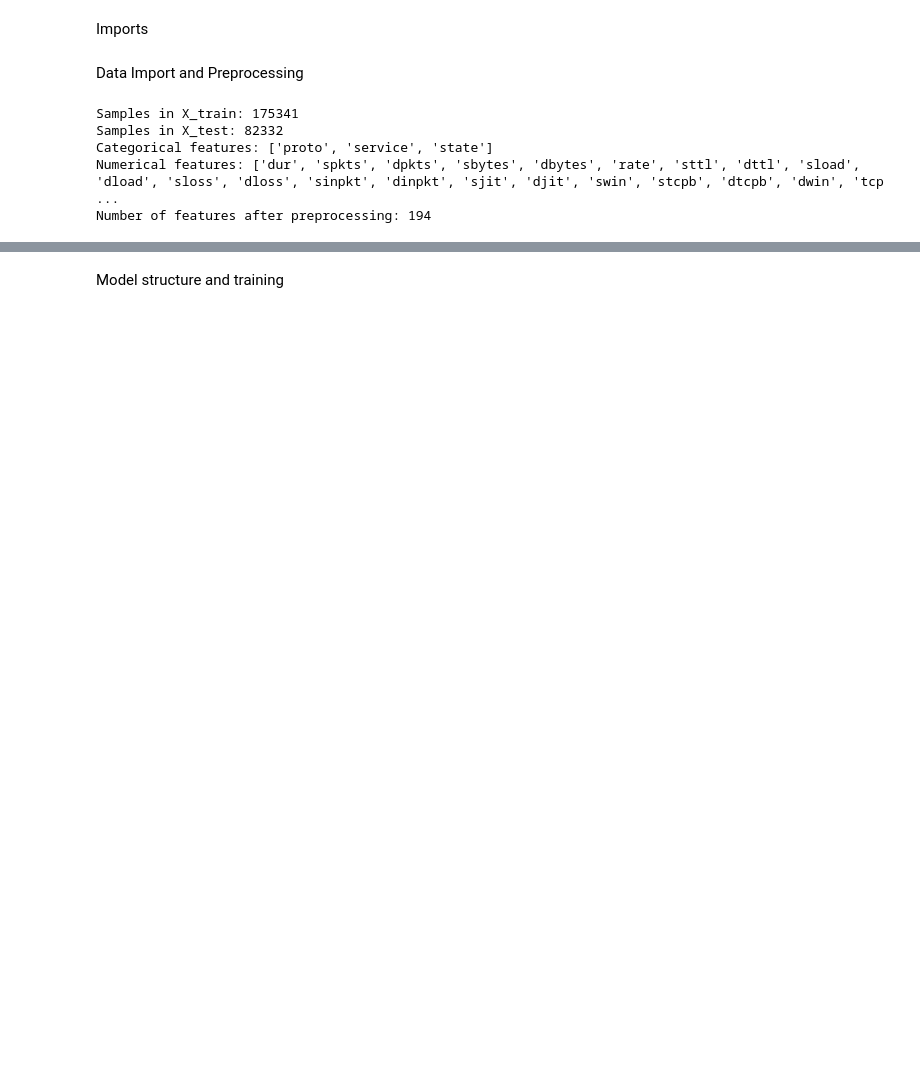
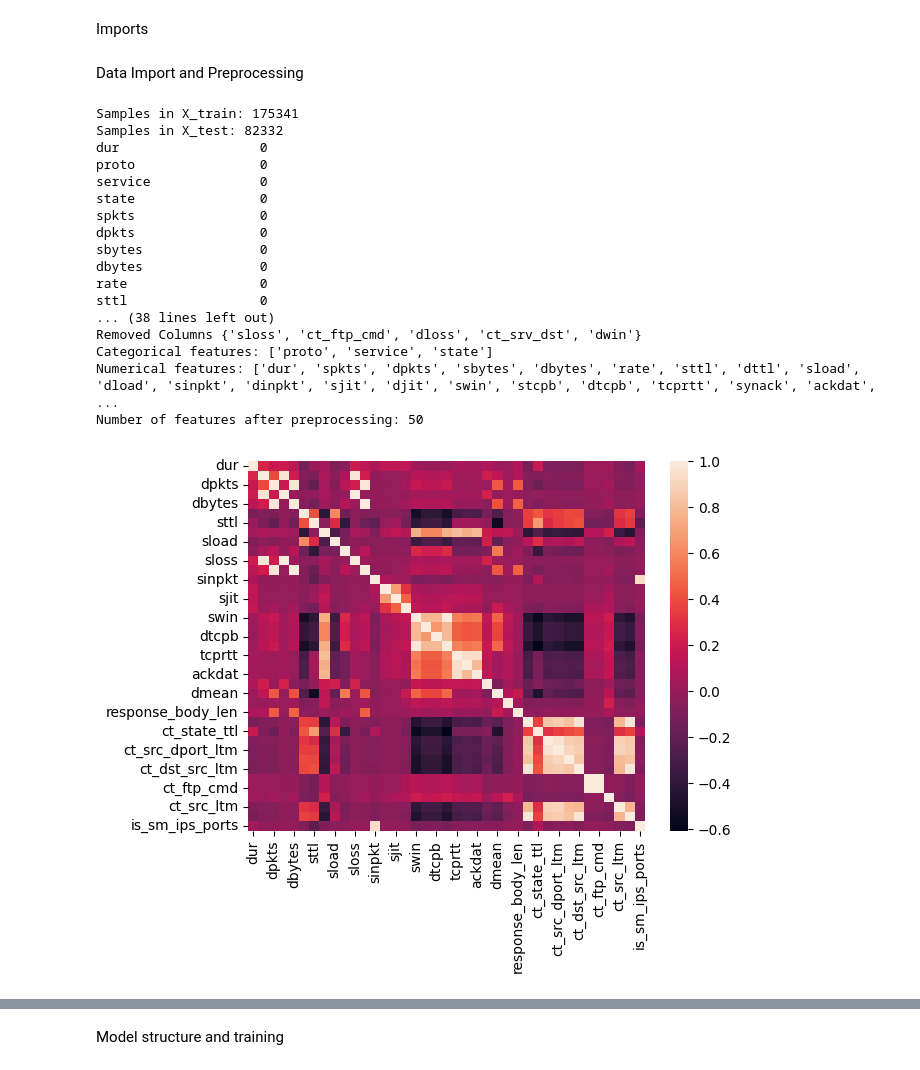
Before and after one commit to cs573-spring24-HYPP/cs573-final, a Jupyter notebook: CS_537_Project.ipynb, the cells around one changed output, grey strips where cells are left out. Cells and saved outputs as stored; diff of their text form; code cells hidden in the pictures; blank space fills up the shorter version.

Commit message:
Include code to remove features that are highly correlated

```diff
--- a/CS_537_Project.ipynb
+++ b/CS_537_Project.ipynb
@@ -23,5 +27,30 @@ from sklearn.compose import ColumnTransformer
 # %% [markdown]
 Data Import and Preprocessing
+# %%
+# Function for removing correlated features
+def remove_correlated_features(X_train: pd.DataFrame, X_test: pd.DataFrame, threshold: float) -> None:
+    corr_matrix = X_train.corr(numeric_only = True)
+    sns.heatmap(corr_matrix)
+    drop_cols = []
+    # Iterate through the correlation matrix and compare correlations
+    for i in range(len(corr_matrix.columns) - 1):
+        for j in range(i+1):
+            item = corr_matrix.iloc[j:(j+1), (i+1):(i+2)]
+            col = item.columns
+            row = item.index
+            val = abs(item.values)
+
+            # If correlation exceeds the threshold
+            if val >= threshold:
+                # Print the correlated features and the correlation value
+                print("Correlated features: ", col.values[0], "|", row.values[0], "|", round(val[0][0], 2))
+                drop_cols.append(col.values[0])
+
+    # Drop one of each pair of correlated columns
+    drops = set(drop_cols)
+    X_train.drop(columns=drops, inplace=True)
+    X_test.drop(columns=drops, inplace=True)
+    print('Removed Columns {}'.format(drops))
 # %%
 # Data files
 X_train = pd.read_csv("UNSW_NB15_training-set.csv")
@@ -31,36 +60,51 @@ X_test = pd.read_csv("UNSW_NB15_testing-set.csv")
 # and setting label as y
 X_train = X_train.drop(columns=["id", "attack_cat"])
 y_train = X_train.pop("label")
 X_test = X_test.drop(columns=["id", "attack_cat"])
 y_test = X_test.pop("label")
 
 print(f"Samples in X_train: {len(X_train)}")
 print(f"Samples in X_test: {len(X_test)}")
 
+remove_correlated_features(X_train, X_test, 0.98)
+
 # Encode categorical features using one hot encoding
 # Scale numerical features using standard scaler
 cat_features = X_train.select_dtypes(exclude=[np.number]).columns.tolist()
 num_features = X_train.select_dtypes(include=[np.number]).columns.tolist()
 print(f"Categorical features: {cat_features}")
 print(f"Numerical features: {num_features}")
 
 # One hot encoder used over label encoder since it's better for non-ordinal data
 preprocessor = ColumnTransformer(
     transformers=[
         ("numerical", StandardScaler(), num_features),
-        ("categorical", OneHotEncoder(handle_unknown="ignore"), cat_features)
-    ]
+        ("categorical", BinaryEncoder(handle_unknown="ignore"), cat_features)
+    ], sparse_threshold=0
 )
 
 X_train = preprocessor.fit_transform(X_train)
 X_test = preprocessor.transform(X_test)
 
 print(f"Number of features after preprocessing: {X_train.shape[1]}")
 # %% [output]
 Samples in X_train: 175341
 Samples in X_test: 82332
+dur                  0
+proto                0
+service              0
+state                0
+spkts                0
+dpkts                0
+sbytes               0
+dbytes               0
+rate                 0
+sttl                 0
+... (38 lines left out)
+Removed Columns {'sloss', 'ct_ftp_cmd', 'dloss', 'ct_srv_dst', 'dwin'}
 Categorical features: ['proto', 'service', 'state']
-Numerical features: ['dur', 'spkts', 'dpkts', 'sbytes', 'dbytes', 'rate', 'sttl', 'dttl', 'sload', 'dload', 'sloss', 'dloss', 'sinpkt', 'dinpkt', 'sjit', 'djit', 'swin', 'stcpb', 'dtcpb', 'dwin', 'tcp ...
-Number of features after preprocessing: 194
+Numerical features: ['dur', 'spkts', 'dpkts', 'sbytes', 'dbytes', 'rate', 'sttl', 'dttl', 'sload', 'dload', 'sinpkt', 'dinpkt', 'sjit', 'djit', 'swin', 'stcpb', 'dtcpb', 'tcprtt', 'synack', 'ackdat',  ...
+Number of features after preprocessing: 50
+[figure, added]
 # %%
 # Use class weights to balance the classes for the training set
```
Also changed, not shown: parts of 7 cells of this notebook.
